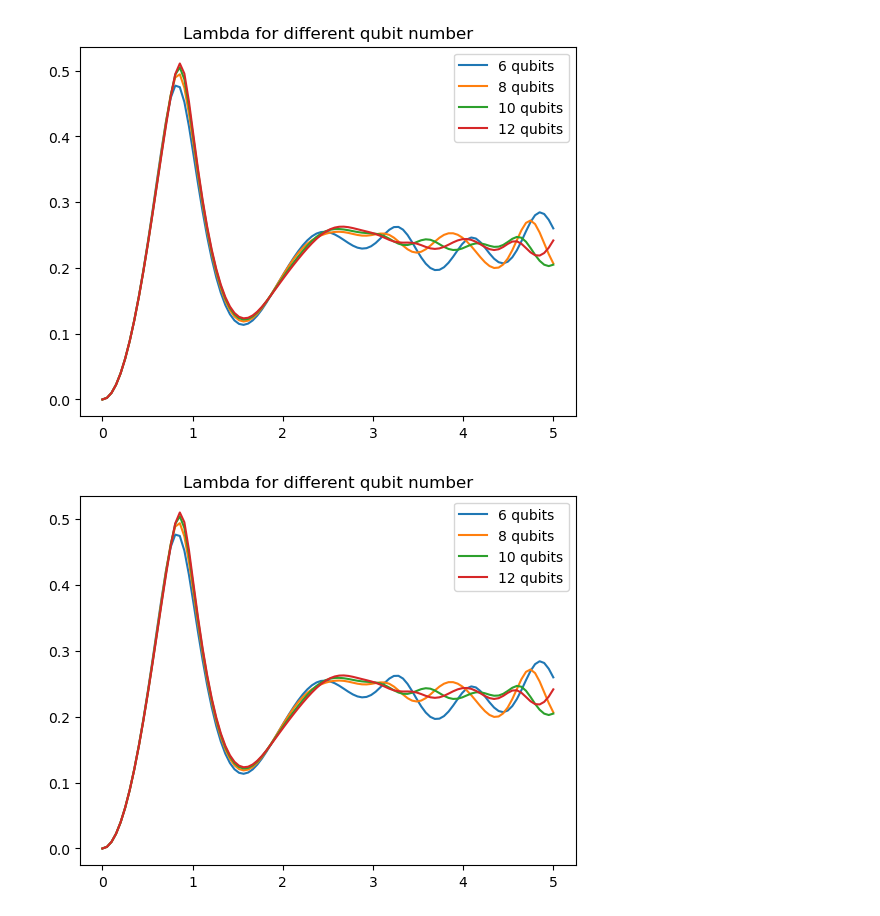
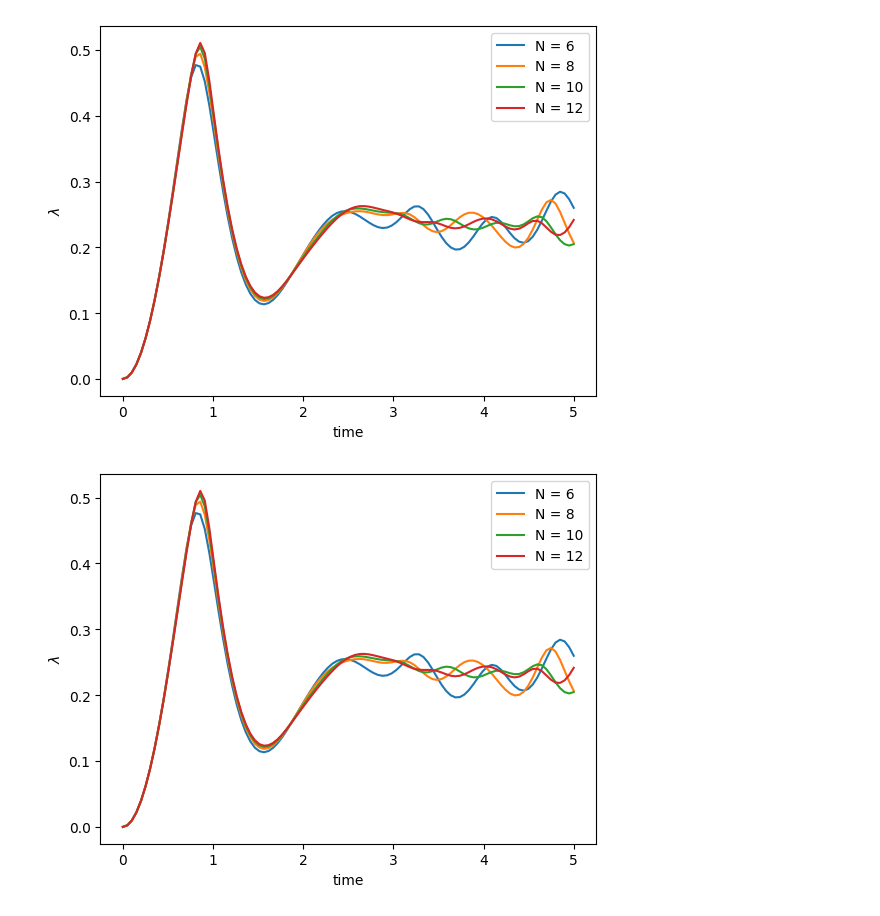
Before and after one commit to gconcheri/FoPra34, a Jupyter notebook: day2_ex6-10.ipynb, the cells around one changed output. Drawn from its saved outputs; the diff is of its cells as text; code cells hidden in the pictures.

```diff
--- a/day2_ex6-10.ipynb
+++ b/day2_ex6-10.ipynb
@@ -195,7 +256,7 @@ for x in N:
         lambd_smooth_sym[q][i][2] = -np.log(proj0*proj0 + proj1*proj1)/x
     q += 1
 # %%
-g = np.linspace(0.5, 1.5, 10)
+g = np.linspace(0.5, 1.5, 5)
 lambd_smooth_1 = np.zeros((np.size(g),array_size, 3))
 N = 10
 r = 0
@@ -218,7 +279,7 @@ for x in g:
         lambd_smooth_1[r][i][2] = -np.log(proj0*proj0 + proj1*proj1)/N
     r += 1
 # %%
-g = np.linspace(0.5, 1.5, 10)
+g = np.linspace(0.5, 1.5, 5)
 lambd_smooth_sym_1 = np.zeros((np.size(g),array_size, 3))
 N = 10
 r = 0
@@ -287,7 +348,7 @@ for i in range(array_size):
         combined = combined.compose(Evolve_Basic)
     combined.measure_all()
     sim = AerSimulator()
-    shot = 1000
+    shot = 1500000
     result = sim.run(combined, shots = shot).result().get_counts()
 
     proj0 = 0
@@ -319,7 +380,7 @@ for i in range(array_size):
         combined = combined.compose(Evolve_Basic)
     combined.measure_all()
     sim = AerSimulator()
-    shot = 1000000
+    shot = 100000
     result = sim.run(combined, shots = shot).result().get_counts()
 
     proj0 = 0
@@ -423,17 +491,21 @@ plt.savefig('lambda01_qubit_sym.png', dpi = 300)
 # %%
+plt.xlabel('time')
+plt.ylabel('$ \lambda $')
 for i in range(4):
-    plt.plot(time, lambd_smooth[i,:,2], label = f'{N[i]} qubits')
+    plt.plot(time, lambd_smooth[i,:,2], label = f'N = {N[i]}')
     plt.legend()
-    plt.title('Lambda for different qubit number')
+    plt.title('')
 plt.savefig('lambda_qubit_basic.png', dpi = 300)
 # %% [output]
-[figure, old version]
+[figure, new version]
 # %%
+plt.xlabel('time')
+plt.ylabel('$ \lambda $')
 for i in range(4):
-    plt.plot(time, lambd_smooth_sym[i,:,2], label = f'{N[i]} qubits')
+    plt.plot(time, lambd_smooth_sym[i,:,2], label = f'N = {N[i]}')
     plt.legend()
-    plt.title('Lambda for different qubit number')
+    plt.title('')
 plt.savefig('lambda_qubit_sym.png', dpi = 300)
 # %% [output]
-[figure, old version]
+[figure, new version]
 # %%
```
Also changed, not shown: parts of 21 cells of this notebook, 3 other files.
